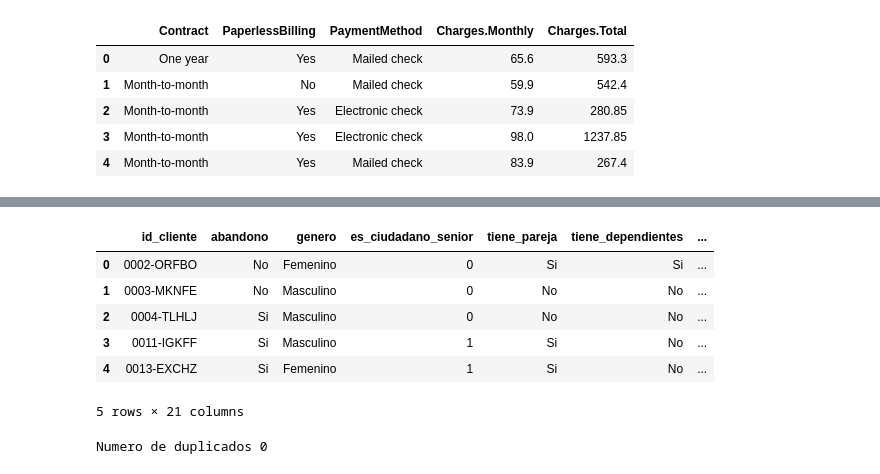
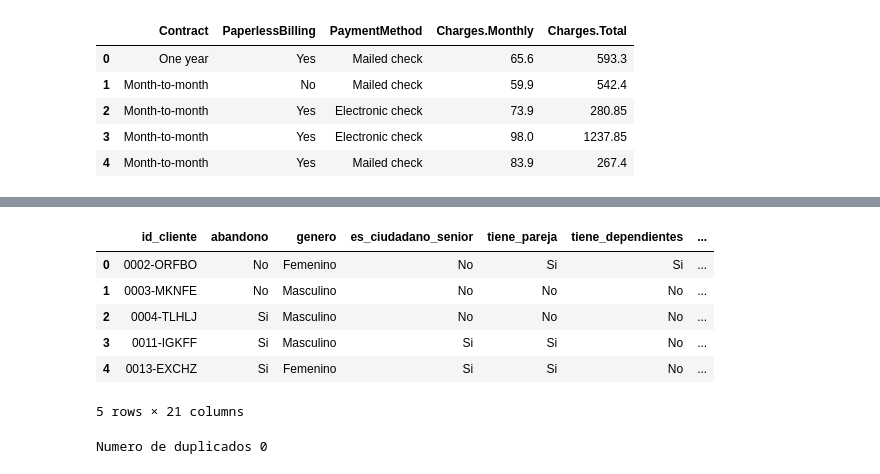
Before and after one commit to educhile1/TelecomLatam, a Jupyter notebook: TelecomX_EduardoCayun.ipynb, the cells around one changed output, grey strips where cells are left out. Drawn from its saved outputs; the diff is of its cells as text; code cells hidden in the pictures.

```diff
--- a/TelecomX_EduardoCayun.ipynb
+++ b/TelecomX_EduardoCayun.ipynb
@@ -177,14 +177,18 @@ valores únicos en la columna'cargos_totales': 6531
 # %%
 datos= datos.replace({"Yes": "Si", "One year": "1 año", "Month-to-month":"Mes a Mes", "Two year":"2 años", "Male":"Masculino", "Female":"Femenino","No internet service": "Sin Servicio de Internet", "Mailed check":"Cheque por Correo",  "Electronic check":"Cheque Electronico", 'Credit card (automatic)':"Tarjeta de Credito(Auto Pay)",
  "Bank transfer (automatic)": "Transferencia Bancaria(Auto Pay)" })
+
+datos['es_ciudadano_senior']= datos['es_ciudadano_senior'].replace({1: "Si", 0: "No"})
+
+
 datos.head()
 # %% [output]
 |  | id_cliente | abandono | genero | es_ciudadano_senior | tiene_pareja | tiene_dependientes | ... |
-| 0 | 0002-ORFBO | No | Femenino | 0 | Si | Si | ... |
-| 1 | 0003-MKNFE | No | Masculino | 0 | No | No | ... |
-| 2 | 0004-TLHLJ | Si | Masculino | 0 | No | No | ... |
-| 3 | 0011-IGKFF | Si | Masculino | 1 | Si | No | ... |
-| 4 | 0013-EXCHZ | Si | Femenino | 1 | Si | No | ... |
+| 0 | 0002-ORFBO | No | Femenino | No | Si | Si | ... |
+| 1 | 0003-MKNFE | No | Masculino | No | No | No | ... |
+| 2 | 0004-TLHLJ | Si | Masculino | No | No | No | ... |
+| 3 | 0011-IGKFF | Si | Masculino | Si | Si | No | ... |
+| 4 | 0013-EXCHZ | Si | Femenino | Si | Si | No | ... |
 5 rows × 21 columns
 # %%
 #Duplicados
```
Also changed, not shown: parts of 21 cells of this notebook.
